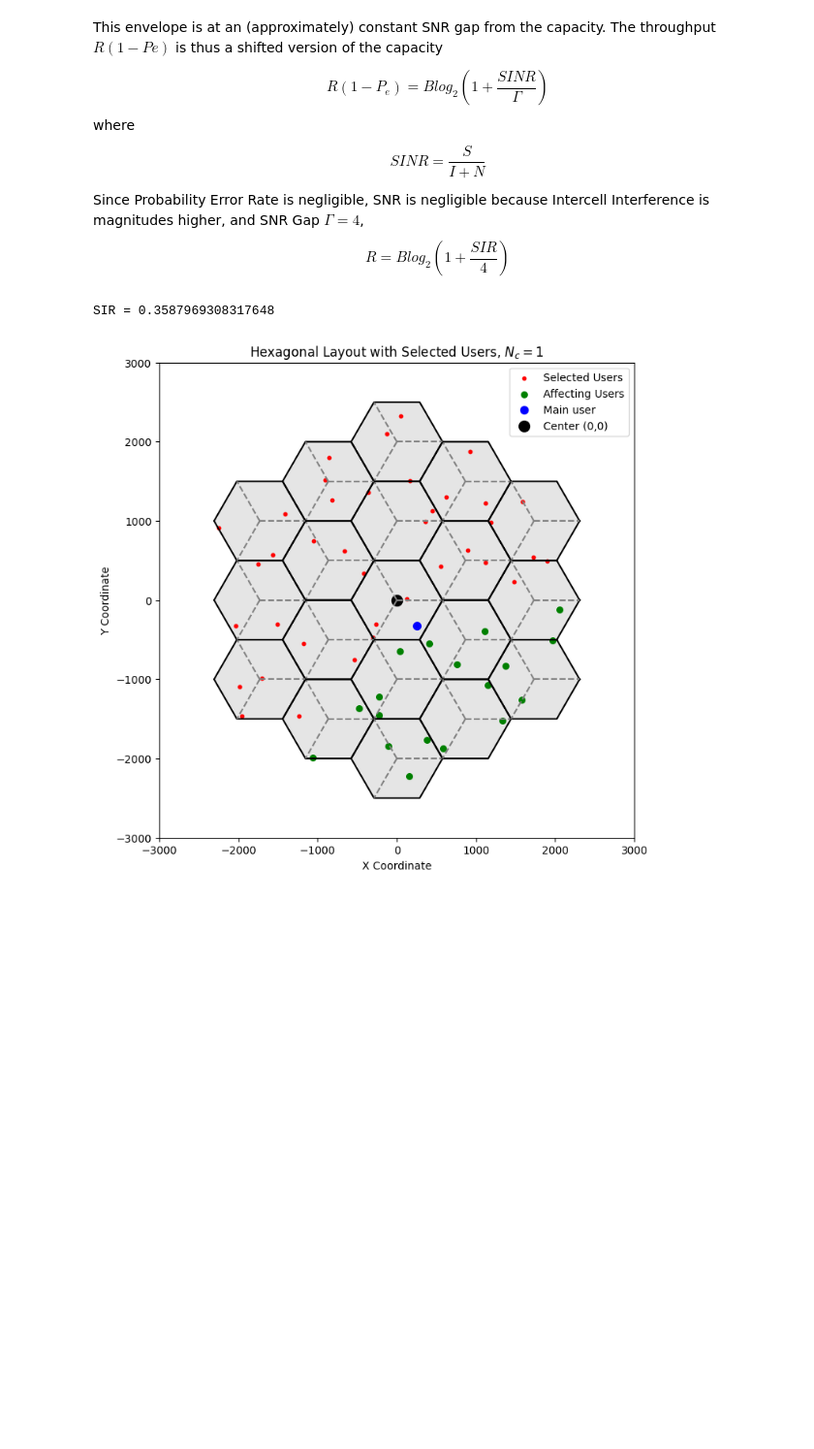
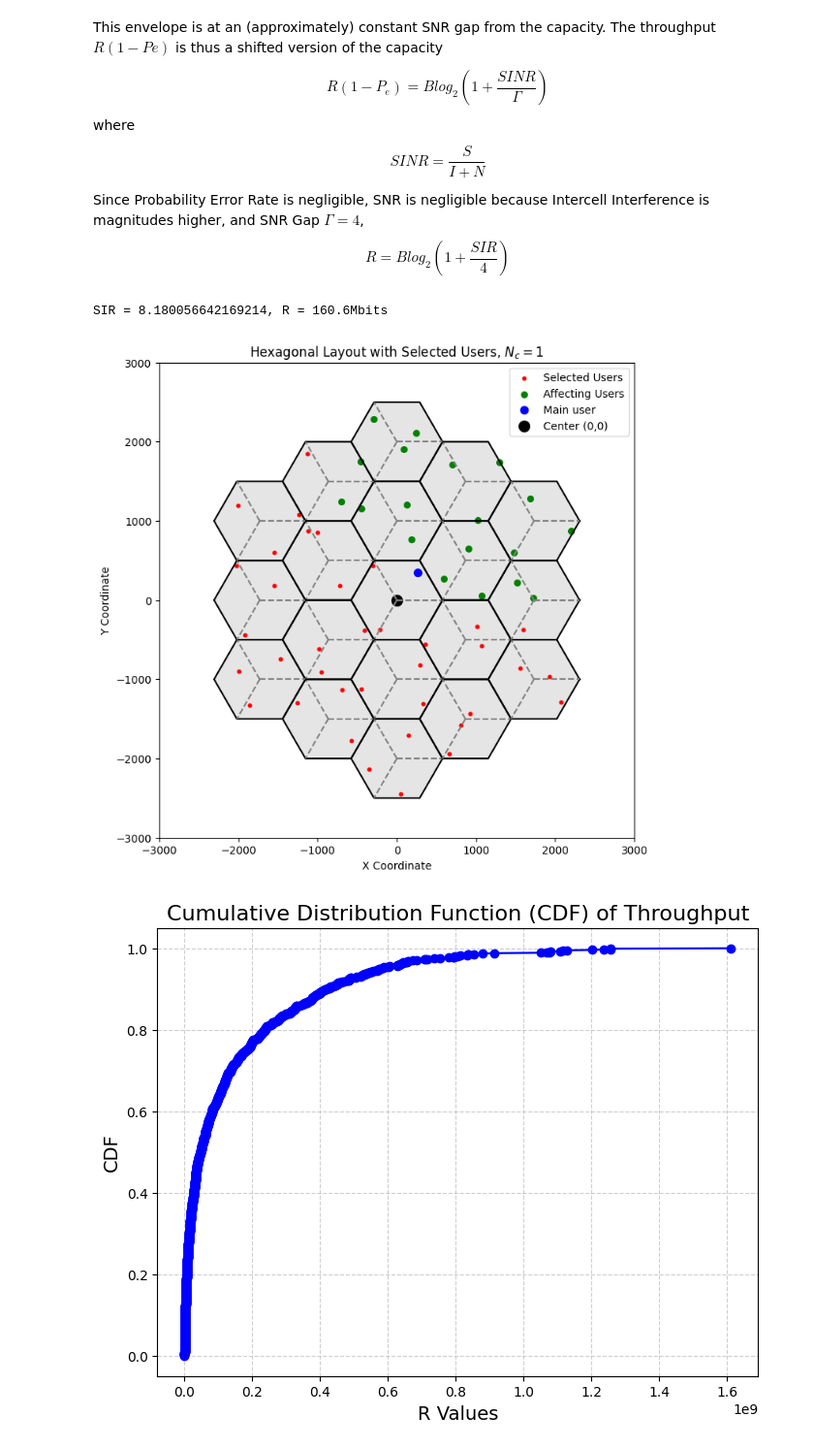
Before and after one commit to YumaIshigooka/mobile-comms-project, a Jupyter notebook: notebooks/Q4.ipynb, the cells around one changed output. Shown: that part at 97% size. Cells and saved outputs as stored; diff of their text form; code cells hidden in the pictures; blank space fills up the shorter version.

```diff
--- a/notebooks/Q4.ipynb
+++ b/notebooks/Q4.ipynb
@@ -141,7 +168,7 @@ for i in range(1, len(linear_ps)):
 
 
 SIR = curr / interference
-print(f"SIR = {SIR}")
+print(f"SIR = {SIR}, R = {units(B * np.log2(1 + SIR / SNRGap), "bits")}")
 
 
 # Visualization
@@ -152,8 +179,6 @@ ax.set_title("Hexagonal Layout with Selected Users, $N_c = 1$")
 # Plot each cell at the specified hexagonal coordinates
 for (x, y) in hex_positions:
     plot_cell_with_sectors(ax, x, y, radius)
-
-
 
 # Plot selected users
 x_users, y_users, _, _ = zip(*users)
@@ -173,5 +198,5 @@ plt.legend()
 plt.grid(False)
 plt.show()
 # %% [output]
-SIR = 0.3587969308317648
+SIR = 8.180056642169214, R = 160.6Mbits
-[figure, old version]
+[figure, new version]
@@ -177,0 +236,18 @@ SIR = 0.3587969308317648
+# %%
+# Step 1: Sort the data
+sorted_data = np.sort(Rs_1)
+
+# Step 2: Calculate the cumulative probabilities
+cdf = np.arange(1, len(sorted_data) + 1) / len(sorted_data)
+
+# Step 3: Plot the CDF
+plt.figure(figsize=(8, 6))
+plt.plot(sorted_data, cdf, marker='o', linestyle='-', color='blue')
+plt.title('Cumulative Distribution Function (CDF) of Throughput', fontsize=16)
+plt.xlabel('R Values', fontsize=14)
+plt.ylabel('CDF', fontsize=14)
+plt.grid(True, linestyle='--', alpha=0.6)
+
+plt.show()
+# %% [output]
+[figure, added]
```
Also changed, not shown: parts of 8 cells of this notebook, 3 other files.
